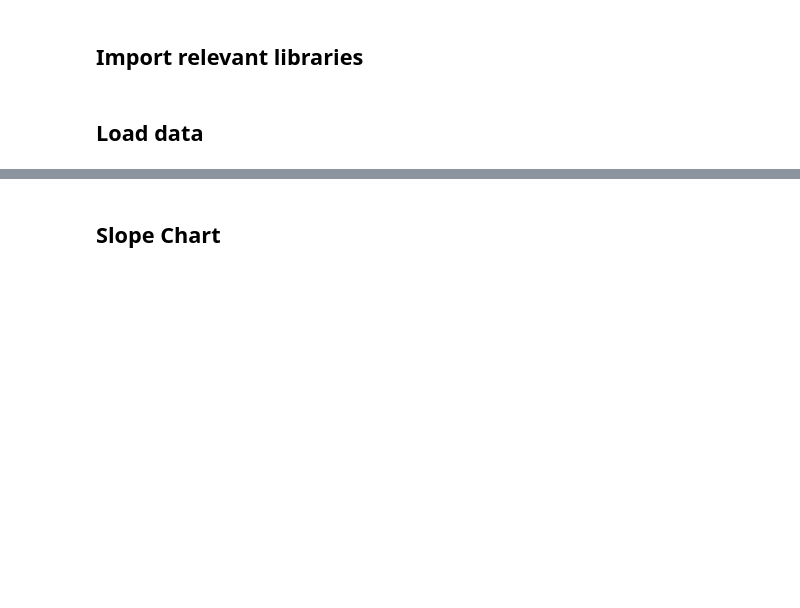
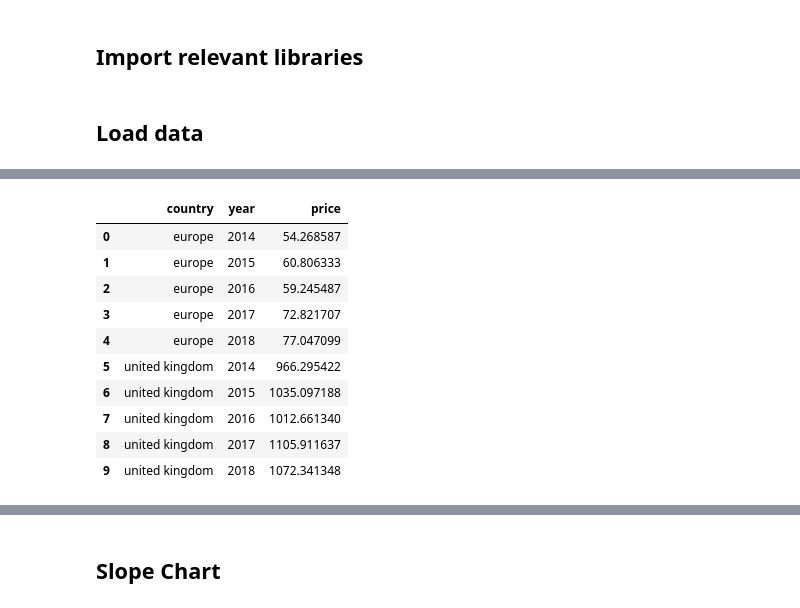
Before and after one commit to AnushaGooda/Data_Viz_MTP, a Jupyter notebook: scripts/visualization.ipynb, the cells around one changed output, grey strips where cells are left out. Saved outputs shown, nothing was run; the diff lists cells and outputs as text; code cells hidden in the pictures; blank space fills up the shorter version.

```diff
--- a/scripts/visualization.ipynb
+++ b/scripts/visualization.ipynb
@@ -14,9 +17,11 @@ import matplotlib.patches as mpatches
 # %%
 # setup data path
 base_path = os.path.join('..', 'datasets')
-ac_df_path = os.path.join(base_path, 'processed_data', 'area_chart.csv')
+hb_df_path = os.path.join(base_path, 'processed_data', 'horizontal_bar.csv')
 sc_df_path = os.path.join(base_path, 'processed_data', 'slope_chart.csv')
+lc_df_path = os.path.join(base_path, 'processed_data', 'line_chart.csv')
 # %%
 # load datasets
-ac_df = pd.read_csv(ac_df_path)
+hb_df = pd.read_csv(hb_df_path)
 sc_df = pd.read_csv(sc_df_path, header = [0,1], index_col = [0,1])
+lc_df = pd.read_csv(lc_df_path)
@@ -133,0 +38,14 @@ plt.show()
+# %%
+hb_df
+# %% [output]
+|  | country | year | price |
+| 0 | europe | 2014 | 54.268587 |
+| 1 | europe | 2015 | 60.806333 |
+| 2 | europe | 2016 | 59.245487 |
+| 3 | europe | 2017 | 72.821707 |
+| 4 | europe | 2018 | 77.047099 |
+| 5 | united kingdom | 2014 | 966.295422 |
+| 6 | united kingdom | 2015 | 1035.097188 |
+| 7 | united kingdom | 2016 | 1012.661340 |
+| 8 | united kingdom | 2017 | 1105.911637 |
+| 9 | united kingdom | 2018 | 1072.341348 |
```
Also changed, not shown: parts of 23 cells of this notebook, 9 other files.
